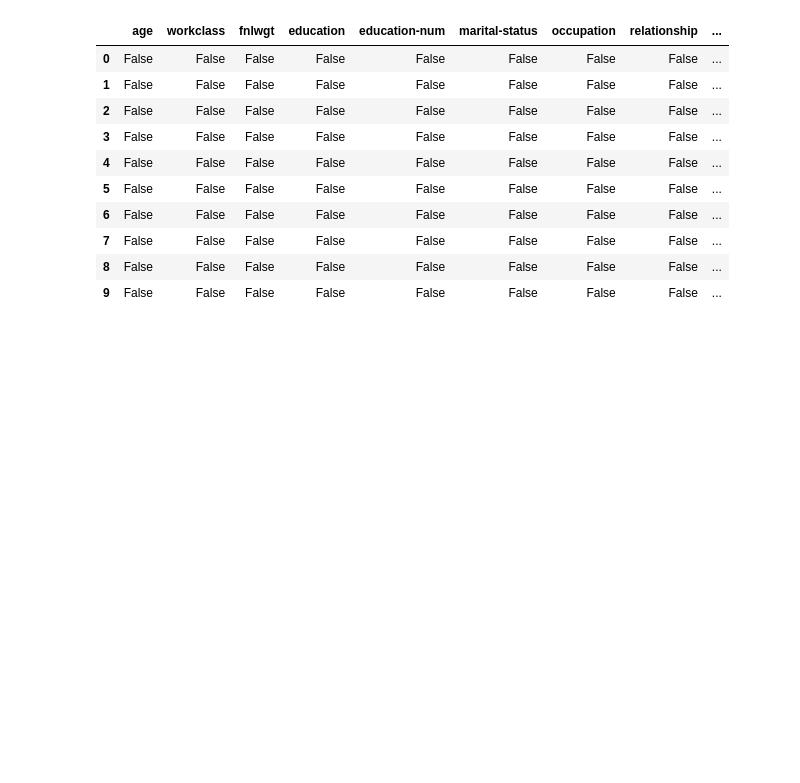
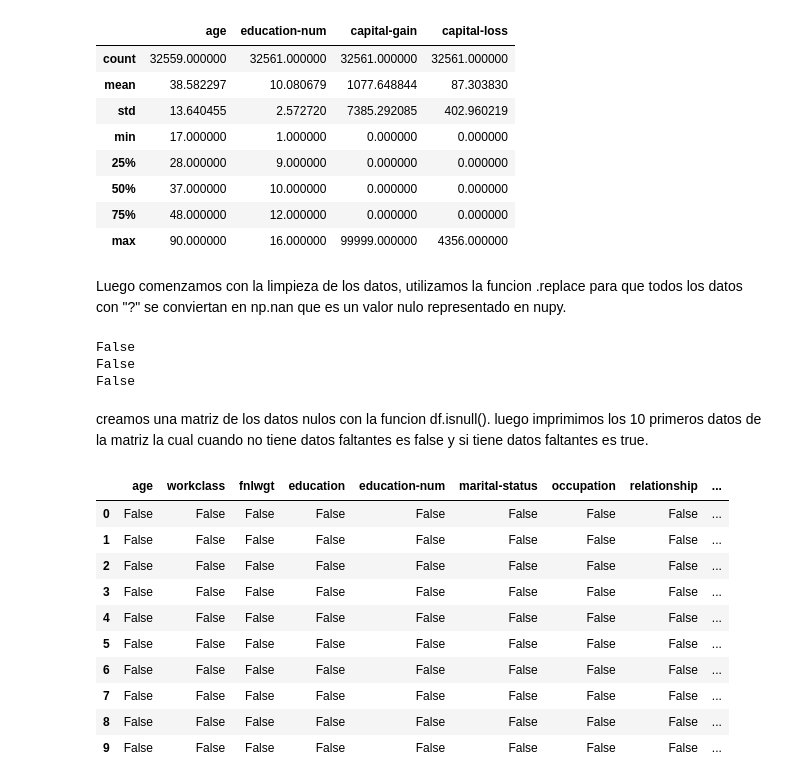
Before and after one commit to KenderWebos/python-data-science, a Jupyter notebook: tarea_2/MainProject/testing.ipynb, the cells around one changed output. Cells and saved outputs as stored; diff of their text form; code cells hidden in the pictures; blank space fills up the shorter version.

```diff
--- a/tarea_2/MainProject/testing.ipynb
+++ b/tarea_2/MainProject/testing.ipynb
@@ -37,5 +58,5 @@ Agregamos una fila header para que el dataset sea interpretado como una tabla
 # %%
-encabezado = ["age", "workclass", "fnlwgt", "education", "education-num", "marital-status", "occupation", "relationship", "race", "sex", "capital-gain", "capital-loss", "hours-per-week", "native-country", "valorant"]
+encabezado = ["age", "workclass", "fnlwgt", "education", "education-num", "marital-status", "occupation", "relationship", "race", "sex", "capital-gain", "capital-loss", "hours-per-week", "native-country", "valance"]
 #len(encabezado) : 15
 # %%
 df = pd.read_csv("prueba.csv", names=encabezado)
@@ -52,0 +71,14 @@ df.replace("?", np.nan, inplace = True)
+# %%
+df.describe()
+# %% [output]
+|  | age | education-num | capital-gain | capital-loss |
+| count | 32559.000000 | 32561.000000 | 32561.000000 | 32561.000000 |
+| mean | 38.582297 | 10.080679 | 1077.648844 | 87.303830 |
+| std | 13.640455 | 2.572720 | 7385.292085 | 402.960219 |
+| min | 17.000000 | 1.000000 | 0.000000 | 0.000000 |
+| 25% | 28.000000 | 9.000000 | 0.000000 | 0.000000 |
+| 50% | 37.000000 | 10.000000 | 0.000000 | 0.000000 |
+| 75% | 48.000000 | 12.000000 | 0.000000 | 0.000000 |
+| max | 90.000000 | 16.000000 | 99999.000000 | 4356.000000 |
+# %% [markdown]
+Luego comenzamos con la limpieza de los datos, utilizamos la funcion .replace para que todos los datos con "?" se conviertan en np.nan que es un valor nulo representado en nupy.
@@ -53,3 +103,14 @@ df.replace("?", np.nan, inplace = True)
+# %%
+print('?' in df.values)
+print(' ?' in df.values)
+print(' ' in df.values)
+# %% [output]
+False
+False
+False
+# %% [markdown]
+creamos una matriz de los datos nulos con la funcion df.isnull().
+luego imprimimos los 10 primeros datos de la matriz la cual cuando no tiene datos faltantes es false y si tiene datos faltantes es true.
 # %%
 # buscando datos nulos
 
```
Also changed, not shown: parts of 27 cells of this notebook, 2 other files.
